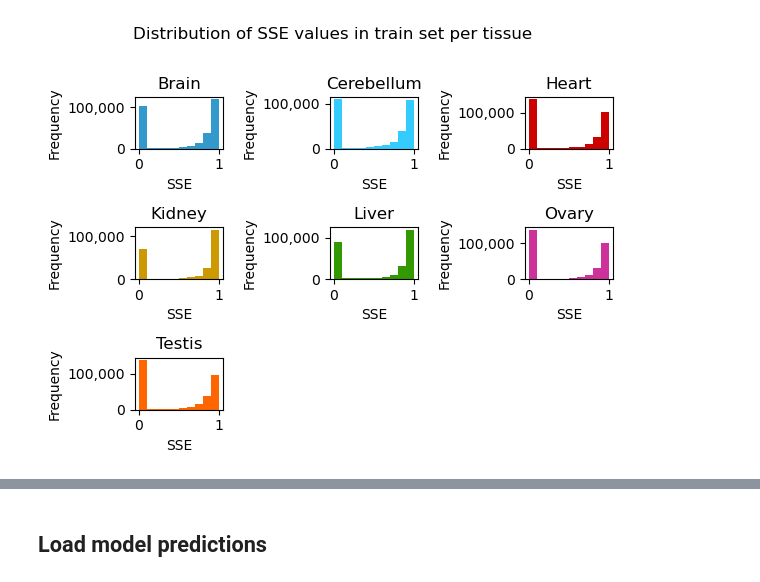
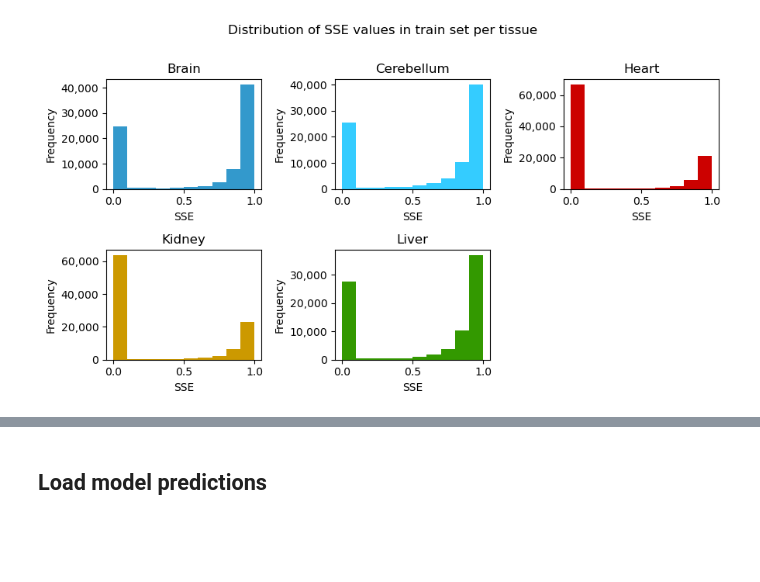
Before and after one commit to anamariaelek/splicing, a Jupyter notebook: notebooks/05_sanity.ipynb, the cells around one changed output, grey strips where cells are left out. Saved outputs shown, nothing was run; the diff lists cells and outputs as text; code cells hidden in the pictures; blank space fills up the shorter version.

```diff
--- a/notebooks/05_sanity.ipynb
+++ b/notebooks/05_sanity.ipynb
@@ -143,0 +10,11 @@ usage_info
+# %%
+from splicevo.utils.data_utils import load_processed_data
+import json
+import os
+
+data_dir = f"{os.environ['HOME']}/sds/sd17d003/Anamaria/splicevo/data/processed_small/"
+
+genome_id = "mouse_GRCm38"
+genome_dir = os.path.join(data_dir, genome_id)
+
+sequences, labels, alpha, beta, sse, species = load_processed_data(genome_dir)
@@ -181,0 +208,8 @@ Beta shape: (54043, 1000, 62)
+# %%
+# Check that there is no overlap between train_meta and test_meta
+# by checking that there are no common values in the 'genome_id' + 'chromosome' + 'window_start' + 'window_end' column
+# between the two dataframes
+train_meta_df['unique_id'] = train_meta_df['genome_id'].astype(str) + "_" + train_meta_df['chromosome'].astype(str) + "_" + train_meta_df['window_start'].astype(str) + "_" + train_meta_df['window_end'].astype(str)
+test_meta_df['unique_id'] = test_meta_df['genome_id'].astype(str) + "_" + test_meta_df['chromosome'].astype(str) + "_" + test_meta_df['window_start'].astype(str) + "_" + test_meta_df['window_end'].astype(str)
+common_ids = set(train_meta_df['unique_id']).intersection(set(test_meta_df['unique_id']))
+print(f"Number of common unique_ids between train and test: {len(common_ids)}")
@@ -244,49 +314,64 @@ Number of ones in train SSE: 2725850 (15.91%)
 # %%
 # Per tissue true SSE distribution
 import pandas as pd
 import matplotlib.pyplot as plt
-
-# Get tissues in trian set
-tissues = []
-for cond in train_meta['conditions']:
-    tiss = cond['tissue']
-    if tiss not in tissues:
-        tissues.append(tiss)
 
 # Define tissue colors
 tissue_colors = {
     'Brain': '#3399cc',
     'Cerebellum': '#34ccff',
     'Heart': '#cc0100',
     'Kidney': '#cc9900',
     'Liver': '#339900',
     'Ovary': '#cc329a',
     'Testis': '#ff6600'
 }
 
-n_tissues = len(tissues)
-n_cols = 3
-n_rows = (n_tissues + n_cols - 1) // n_cols
+for split in ['train', 'test']:
+    if split == 'train':
+        meta_fn = os.path.join(train_path, "metadata.json")
+        current_sse = train_sse
+        current_labels = train_labels
+    else:
+        meta_fn = os.path.join(test_path, "metadata.json")
+        current_sse = test_sse
+        current_labels = test_labels
 
-fig, axes = plt.subplots(n_rows, n_cols, figsize=(n_cols * 2, n_rows * 1.5), squeeze=False)
+    # Load metadata
+    with open(meta_fn, 'r') as f:
+        meta = json.load(f)
 
-for tiss_idx, tiss_name in enumerate(tissues):
-    ax = axes[tiss_idx // n_cols, tiss_idx % n_cols]
-    tiss_sse = train_sse[:, :, tiss_idx].flatten()
-    tiss_sse = tiss_sse[train_labels.flatten() > 0]
-    tiss_sse = tiss_sse[~np.isnan(tiss_sse)]
-    ax.hist(tiss_sse, bins=10, color=tissue_colors.get(tiss_name, '#333333'))
-    ax.yaxis.set_major_formatter(plt.FuncFormatter(lambda x, loc: "{:,}".format(int(x))))
-    ax.set_title(f"{tiss_name}")
-    ax.set_xlabel("SSE")
-    ax.set_ylabel("Frequency")
+    # Get tissues in train/test set
+    tissues = []
+    for cond in meta['usage_conditions']:
+        tiss = cond.split('_')[0]
+        if tiss not in tissues:
+            tissues.append(tiss)
 
-# Hide unused subplots
-for i in range(n_tissues, n_rows * n_cols):
-    fig.delaxes(axes[i // n_cols, i % n_cols])
+    # Plot layout
+    n_tissues = len(tissues)
+    n_cols = 3
+    n_rows = (n_tissues + n_cols - 1) // n_cols
 
-fig.suptitle("Distribution of SSE values in train set per tissue")
-plt.tight_layout(rect=[0, 0, 1, 0.97])
-plt.show()
+    fig, axes = plt.subplots(n_rows, n_cols, figsize=(n_cols * 3, n_rows * 2.5), squeeze=False)
+
+    for tiss_idx, tiss_name in enumerate(tissues):
+        ax = axes[tiss_idx // n_cols, tiss_idx % n_cols]
+        tiss_sse = current_sse[:, :, tiss_idx].flatten()
+        tiss_sse = tiss_sse[current_labels.flatten() > 0]
+        tiss_sse = tiss_sse[~np.isnan(tiss_sse)]
+        ax.hist(tiss_sse, bins=10, color=tissue_colors.get(tiss_name, '#333333'))
+        ax.yaxis.set_major_formatter(plt.FuncFormatter(lambda x, loc: "{:,}".format(int(x))))
+        ax.set_title(f"{tiss_name}")
+        ax.set_xlabel("SSE")
+        ax.set_ylabel("Frequency")
+
+    # Hide unused subplots
+    for i in range(n_tissues, n_rows * n_cols):
+        fig.delaxes(axes[i // n_cols, i % n_cols])
+
+    fig.suptitle(f"Distribution of SSE values in {split} set per tissue")
+    plt.tight_layout(rect=[0, 0, 1, 0.97])
+    plt.show()
 # %% [output]
-[figure, old version]
+[figure, new version]
```
Also changed, not shown: parts of 29 cells of this notebook, 35 other files.
